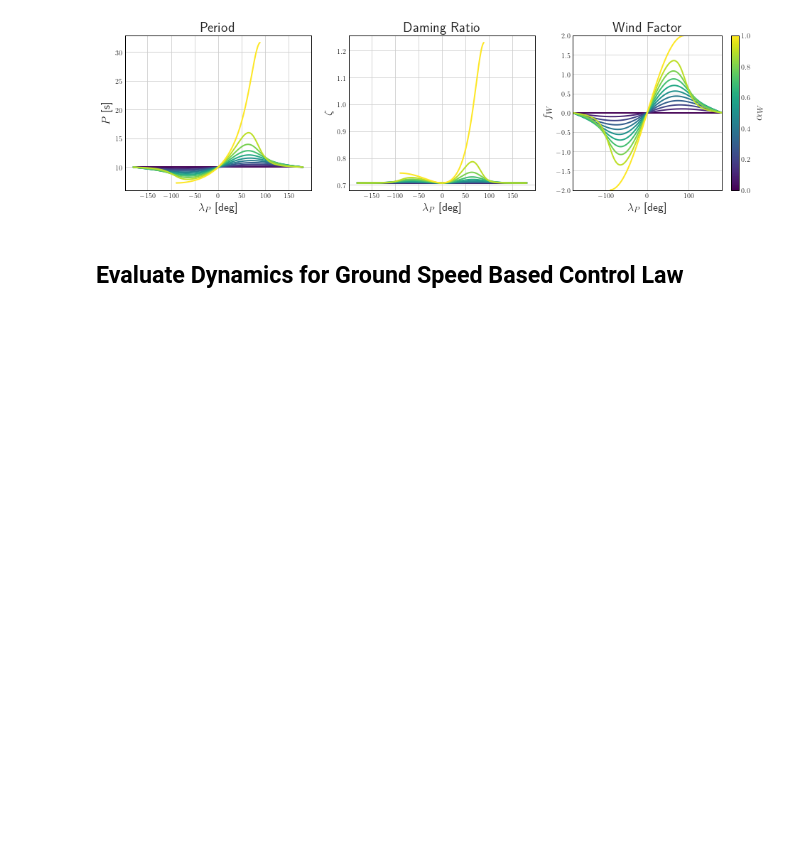
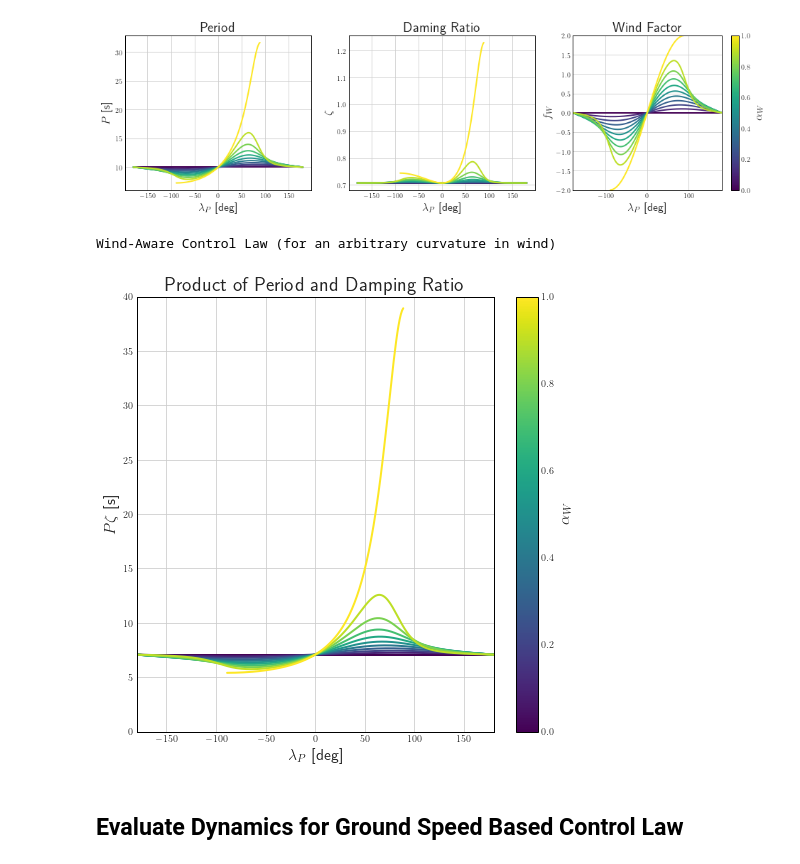
Before and after one commit to tstastny/windy_guidance_stability_analysis, a Jupyter notebook: Stability Analysis of Wind-Aware Guidance for Fixed-Wing UAVs.ipynb, the cells around one changed output. Drawn from its saved outputs; the diff is of its cells as text; code cells hidden in the pictures; blank space fills up the shorter version.

```diff
--- a/Stability Analysis of Wind-Aware Guidance for Fixed-Wing UAVs.ipynb
+++ b/Stability Analysis of Wind-Aware Guidance for Fixed-Wing UAVs.ipynb
@@ -469,6 +469,38 @@ plt.show()
 # %% [output]
 Wind-Aware Control Law (for an arbitrary curvature in wind)
 [figure]
+# %%
+# where does min(P zeta) occur?
+
+plot_lw = 2
+cmap = plt.cm.get_cmap('viridis', len_alpW)
+
+fig = plt.figure(figsize=(8,8))
+spec = gridspec.GridSpec(ncols=1, nrows=1, figure=fig)
+
+ax1 = fig.add_subplot(spec[0, 0])
+
+ax1.set_title(r'Product of Period and Damping Ratio')
+ax1.set_xlabel(r'${\lambda_P}$ [deg]')
+ax1.set_ylabel(r'$P \zeta$ [s]')
+for i in range(len_alpW):
+    ax1.plot(np.rad2deg(lP_data), P_data[i,:] * zeta_data[i,:], linewidth=plot_lw, color=cmap(i))
+ax1.set_xlim(np.rad2deg([lP_data[0], lP_data[-1]]))
+ax1.set_ylim([0, 40])
+
+# plot dummy data to have stand alone colorbar
+dummy_array = np.array([[0,1]])
+dummy_plot = ax1.imshow(dummy_array, cmap='viridis')
+dummy_plot.set_visible(False)
+fig.colorbar(dummy_plot, ax=ax1, label=r'$\alpha_W$')
+
+ax1.set_aspect('auto')
+
+print('Wind-Aware Control Law (for an arbitrary curvature in wind)')
+plt.show()
+# %% [output]
+Wind-Aware Control Law (for an arbitrary curvature in wind)
+[figure, added]
 # %% [markdown]
 ## Evaluate Dynamics for Ground Speed Based Control Law
 # %%
```
Also changed, not shown: parts of 2 cells of this notebook.
